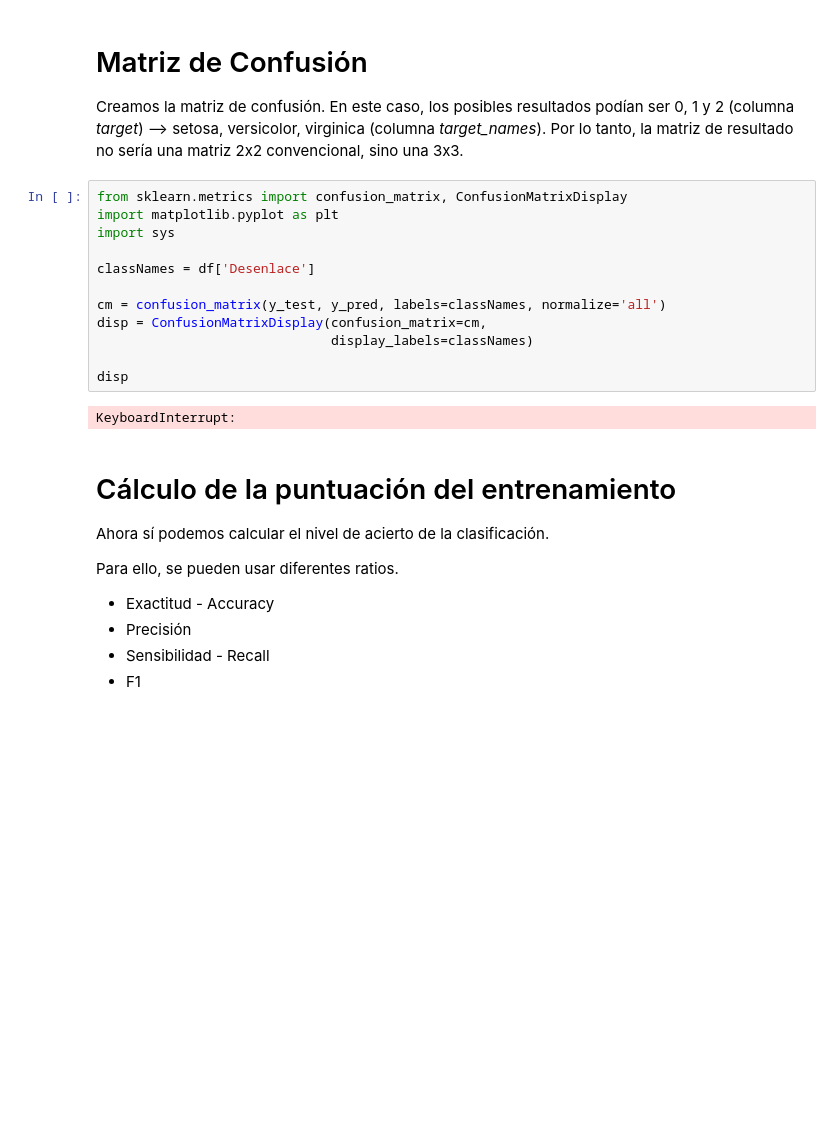
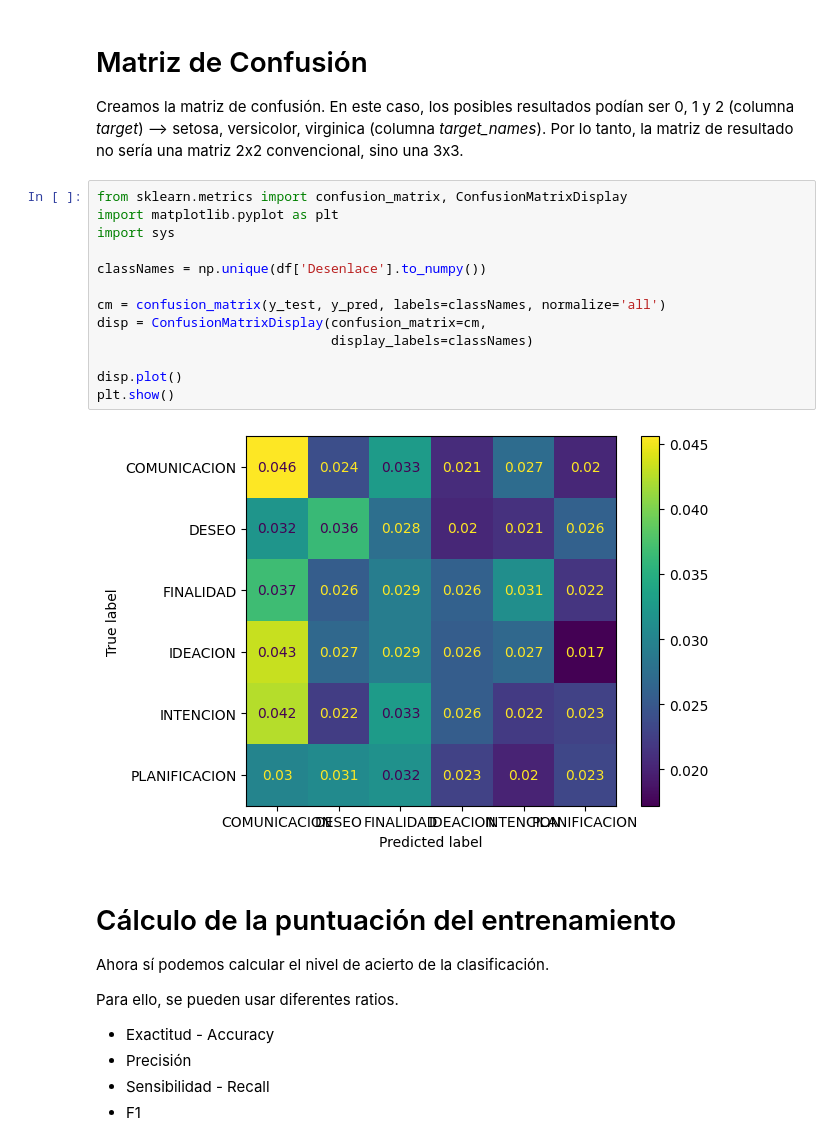
Before and after one commit to NILGroup/TFM-2324-SIVARIA, a Jupyter notebook: scripts/model_training_scikit_learn.ipynb, the cells around one changed output. Drawn from its saved outputs; the diff is of its cells as text; blank space fills up the shorter version.

```diff
--- a/scripts/model_training_scikit_learn.ipynb
+++ b/scripts/model_training_scikit_learn.ipynb
@@ -227,17 +226,18 @@ Creamos la matriz de confusión. En este caso, los posibles resultados podían s
 # %%
 from sklearn.metrics import confusion_matrix, ConfusionMatrixDisplay
 import matplotlib.pyplot as plt
 import sys
 
-classNames = df['Desenlace']
+classNames = np.unique(df['Desenlace'].to_numpy())
 
 cm = confusion_matrix(y_test, y_pred, labels=classNames, normalize='all')
 disp = ConfusionMatrixDisplay(confusion_matrix=cm,
                               display_labels=classNames)
 
-disp
+disp.plot()
+plt.show()
 # %% [output]
-KeyboardInterrupt:
+[figure, added]
 # %% [markdown]
 # Cálculo de la puntuación del entrenamiento
 Ahora sí podemos calcular el nivel de acierto de la clasificación.
```
Also changed, not shown: parts of 4 cells of this notebook, 2 other files.
